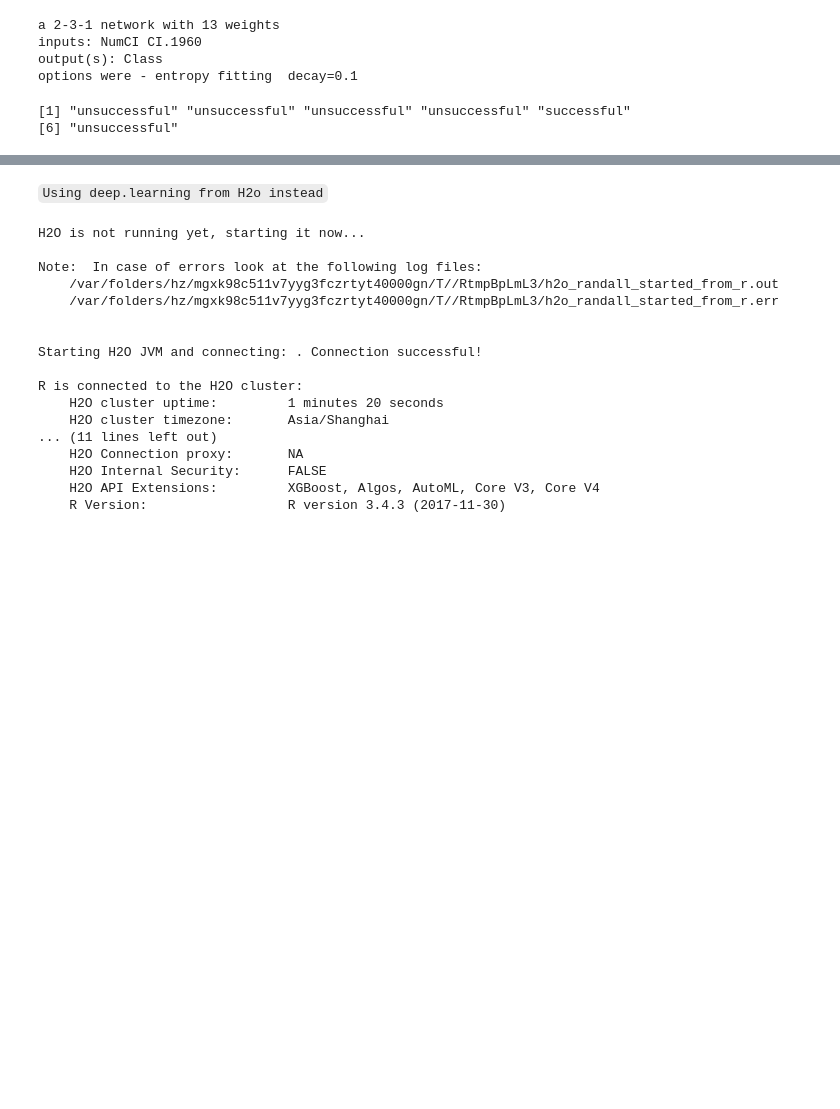
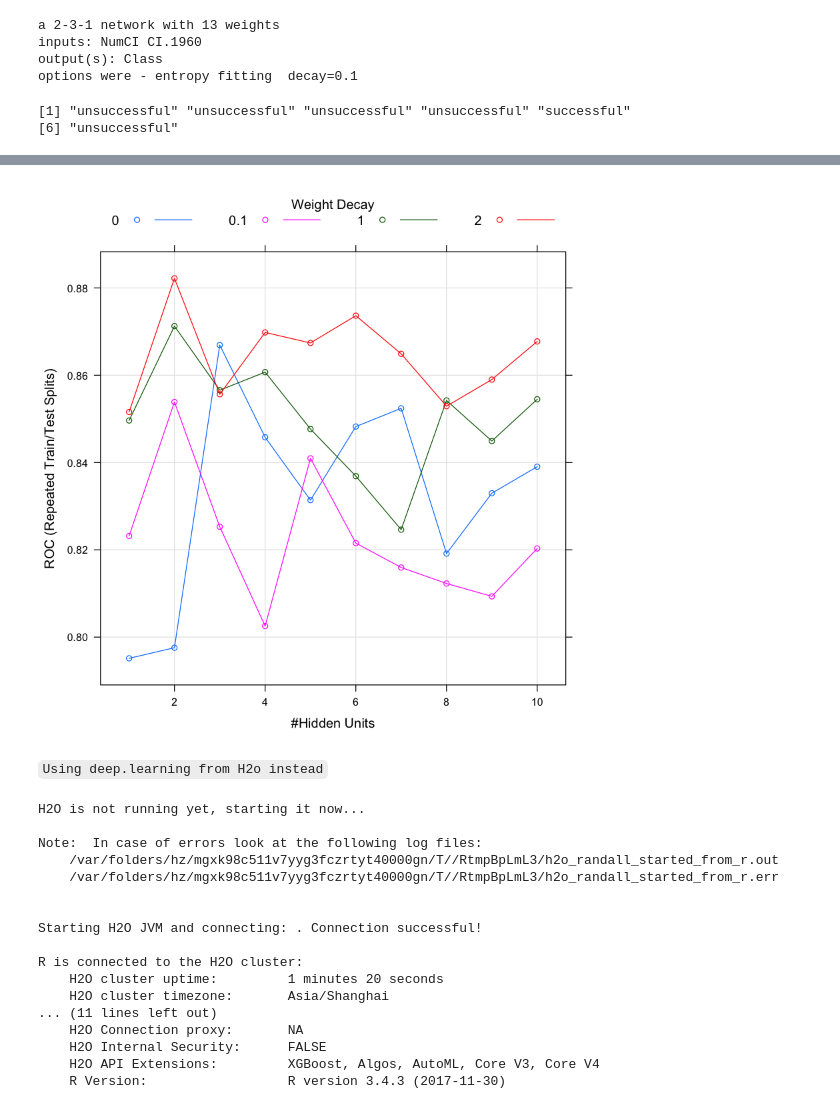
Before and after one commit to Randallzoeng/BookClub, a Jupyter notebook: AppliedPredictiveModeling/Chap. 13 Nonlinear Classification Models.ipynb, the cells around one changed output, grey strips where cells are left out. Saved outputs shown, nothing was run; the diff lists cells and outputs as text; code cells hidden in the pictures; blank space fills up the shorter version.

```diff
--- a/AppliedPredictiveModeling/Chap. 13 Nonlinear Classification Models.ipynb
+++ b/AppliedPredictiveModeling/Chap. 13 Nonlinear Classification Models.ipynb
@@ -186,3 +207,7 @@ nnetFit
+# %%
+plot(nnetFit)
+# %% [output]
+[figure, added]
 # %% [markdown]
 `Using deep.learning from H2o instead`
 # %%
```
Also changed, not shown: parts of 11 cells of this notebook.
